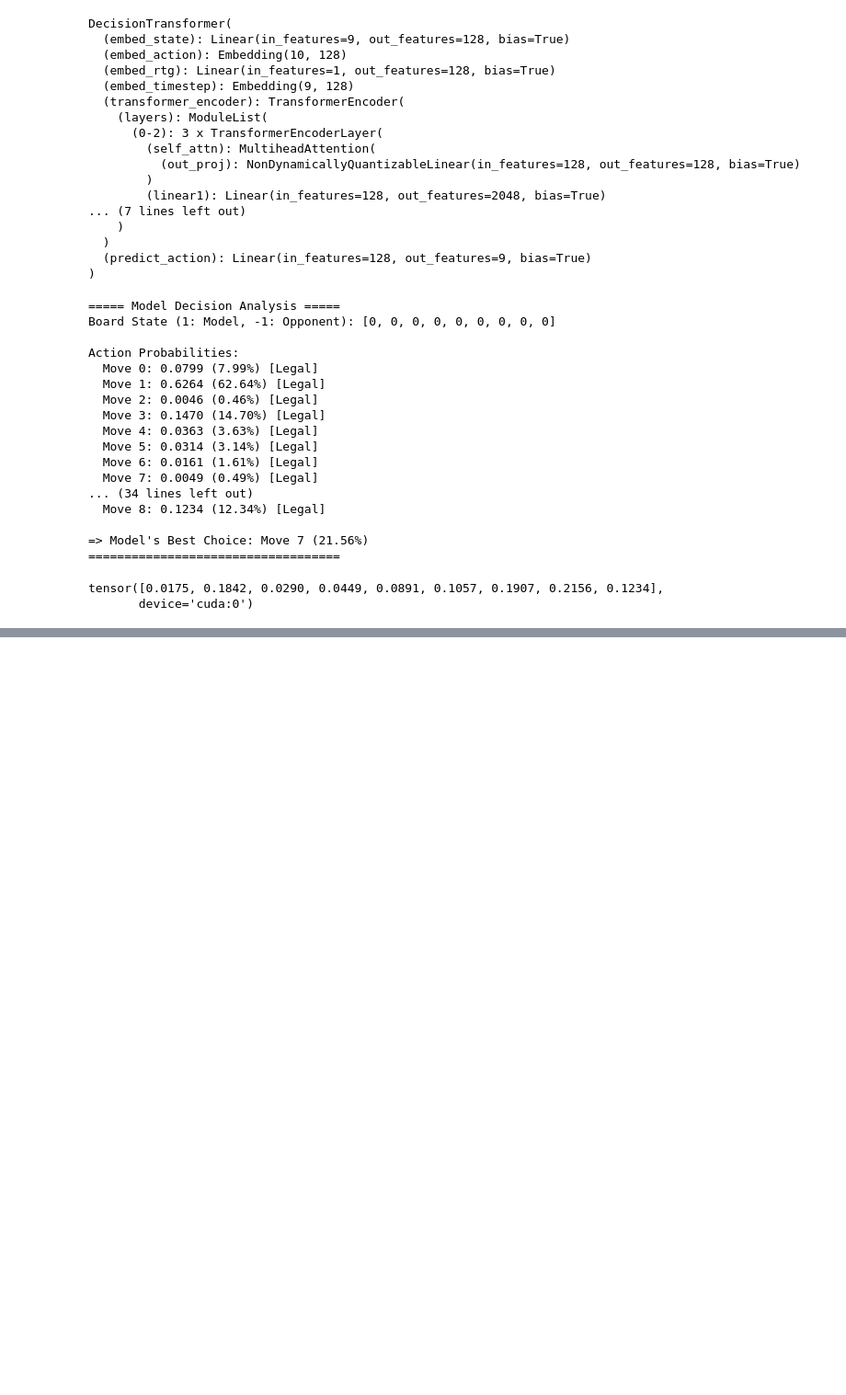
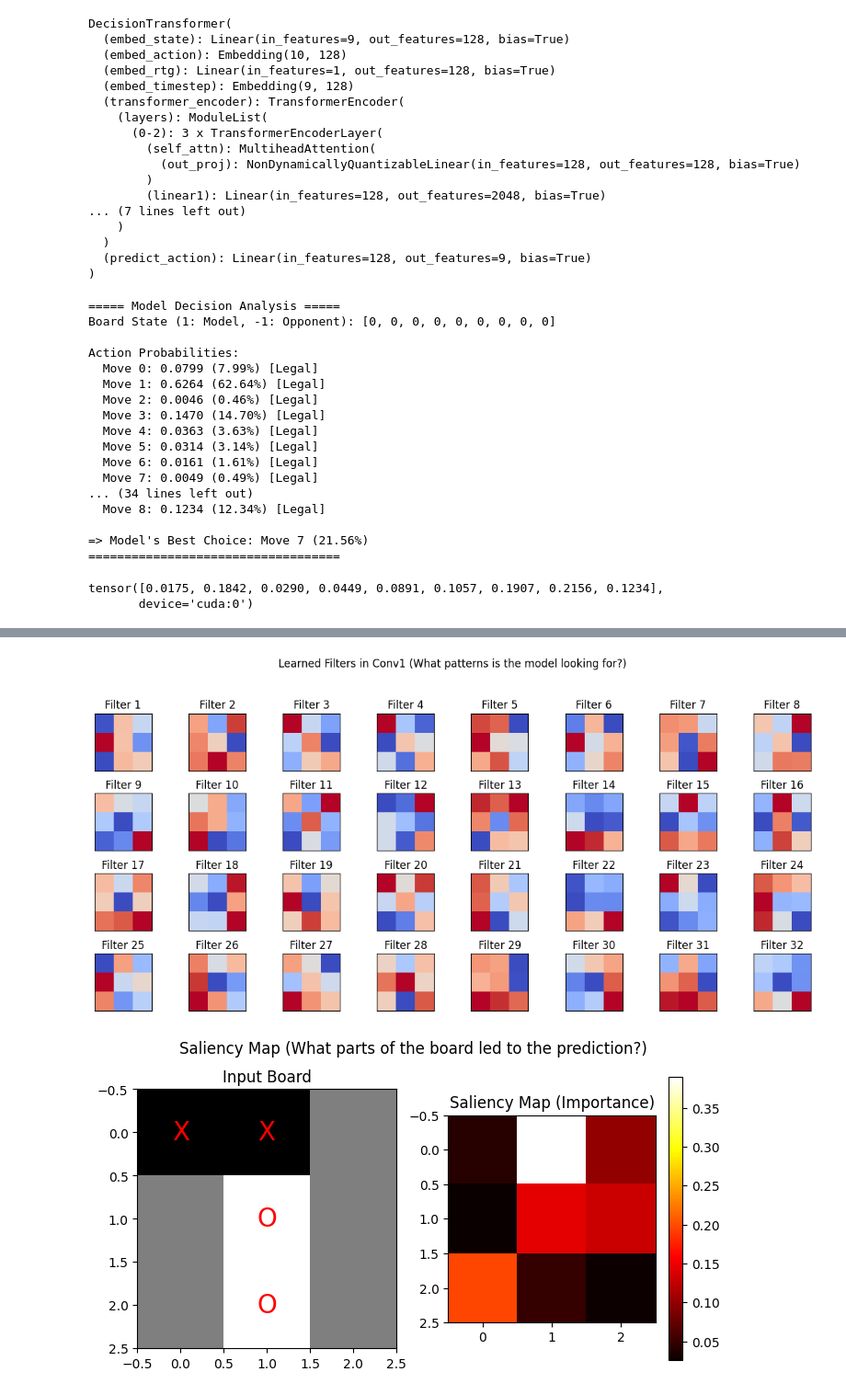
Before and after one commit to returndeneb/reinforcement-learning, a Jupyter notebook: tictac2.ipynb, the cells around one changed output, grey strips where cells are left out. Shown at 92% size. Drawn from its saved outputs; the diff is of its cells as text; code cells hidden in the pictures; blank space fills up the shorter version.

```diff
--- a/tictac2.ipynb
+++ b/tictac2.ipynb
@@ -863,0 +810,78 @@ tensor([0.0175, 0.1842, 0.0290, 0.0449, 0.0891, 0.1057, 0.1907, 0.2156, 0.1234],
+# %%
+import matplotlib.pyplot as plt
+import torch.optim as optim
+
+def train_and_visualize_patterns():
+    # 1. 데이터 생성
+    value_dataset = create_value_dataset()
+
+    # 2. 모델 및 옵티마이저 설정
+    device = torch.device("cuda" if torch.cuda.is_available() else "cpu")
+    model = PatternCNN().to(device)
+    optimizer = optim.Adam(model.parameters(), lr=0.001)
+    loss_fn = nn.MSELoss()
+
+    # 3. 모델 학습
+    print("\nTraining PatternCNN to learn board values...")
+    for epoch in range(30): # 예시로 10 에포크만 학습
+        total_loss = 0
+        for board, value in value_dataset:
+            board_tensor = board_to_tensor(board).unsqueeze(0).to(device)
+            target_value = torch.tensor([[value]], dtype=torch.float32).to(device)
+
+            optimizer.zero_grad()
+            prediction = model(board_tensor)
+            loss = loss_fn(prediction, target_value)
+            loss.backward()
+            optimizer.step()
+            total_loss += loss.item()
+        print(f"Epoch {epoch+1}, Loss: {total_loss / len(value_dataset):.6f}")
+
+    # 4. 패턴 분석 및 시각화
+    print("\n--- Visualizing Learned Patterns ---")
+
+    # 방법 1: 학습된 필터 시각화
+    filters = model.conv1.weight.detach().cpu()
+    fig, axes = plt.subplots(4, 8, figsize=(12, 6))
+    fig.suptitle("Learned Filters in Conv1 (What patterns is the model looking for?)")
+    for i, ax in enumerate(axes.flat):
+        if i < 32:
+            # Player X 채널에 대한 필터 가중치를 시각화
+            f = filters[i, 1, :, :] # 0: Empty, 1: Player X, 2: Player O
+            ax.imshow(f, cmap='coolwarm')
+            ax.set_title(f'Filter {i+1}')
+        ax.set_xticks([])
+        ax.set_yticks([])
+    plt.tight_layout(rect=[0, 0.03, 1, 0.95])
+    plt.show()
+
+    # 방법 2: Saliency Map 시각화
+    # 예시: X가 두 개 있고, 한 칸만 채우면 이기는 보드
+    test_board = np.array([[1, 1, 0], [0, -1, 0], [0, -1, 0]], dtype=int)
+    board_tensor = board_to_tensor(test_board).unsqueeze(0).to(device)
+    board_tensor.requires_grad = True # 그래디언트를 계산하기 위해 설정
+
+    # 모델의 예측
+    prediction = model(board_tensor)
+    prediction.backward() # 예측값에 대한 입력의 그래디언트 계산
+
+    # Saliency map 계산 및 시각화
+    saliency, _ = torch.max(board_tensor.grad.data.abs(), dim=1)
+    saliency = saliency.squeeze(0).cpu().numpy()
+
+    fig, (ax1, ax2) = plt.subplots(1, 2, figsize=(8, 4))
+    fig.suptitle("Saliency Map (What parts of the board led to the prediction?)")
+    ax1.set_title("Input Board")
+    ax1.imshow(test_board, cmap='gray_r')
+    for (j, i), label in np.ndenumerate(test_board):
+        ax1.text(i, j, 'X' if label == 1 else 'O' if label == -1 else '', ha='center', va='center', color='red', fontsize=20)
+
+    ax2.set_title("Saliency Map (Importance)")
+    im = ax2.imshow(saliency, cmap='hot')
+    plt.colorbar(im, ax=ax2)
+    plt.show()
+
+# 메인 실행 부분에 함수 호출
+if __name__ == "__main__":
+    train_and_visualize_patterns()
+# %% [output]
@@ -863,0 +905,2 @@ tensor([0.0175, 0.1842, 0.0290, 0.0449, 0.0891, 0.1057, 0.1907, 0.2156, 0.1234],
+[figure, added]
+[figure, added]
```
Also changed, not shown: parts of 14 cells of this notebook.
